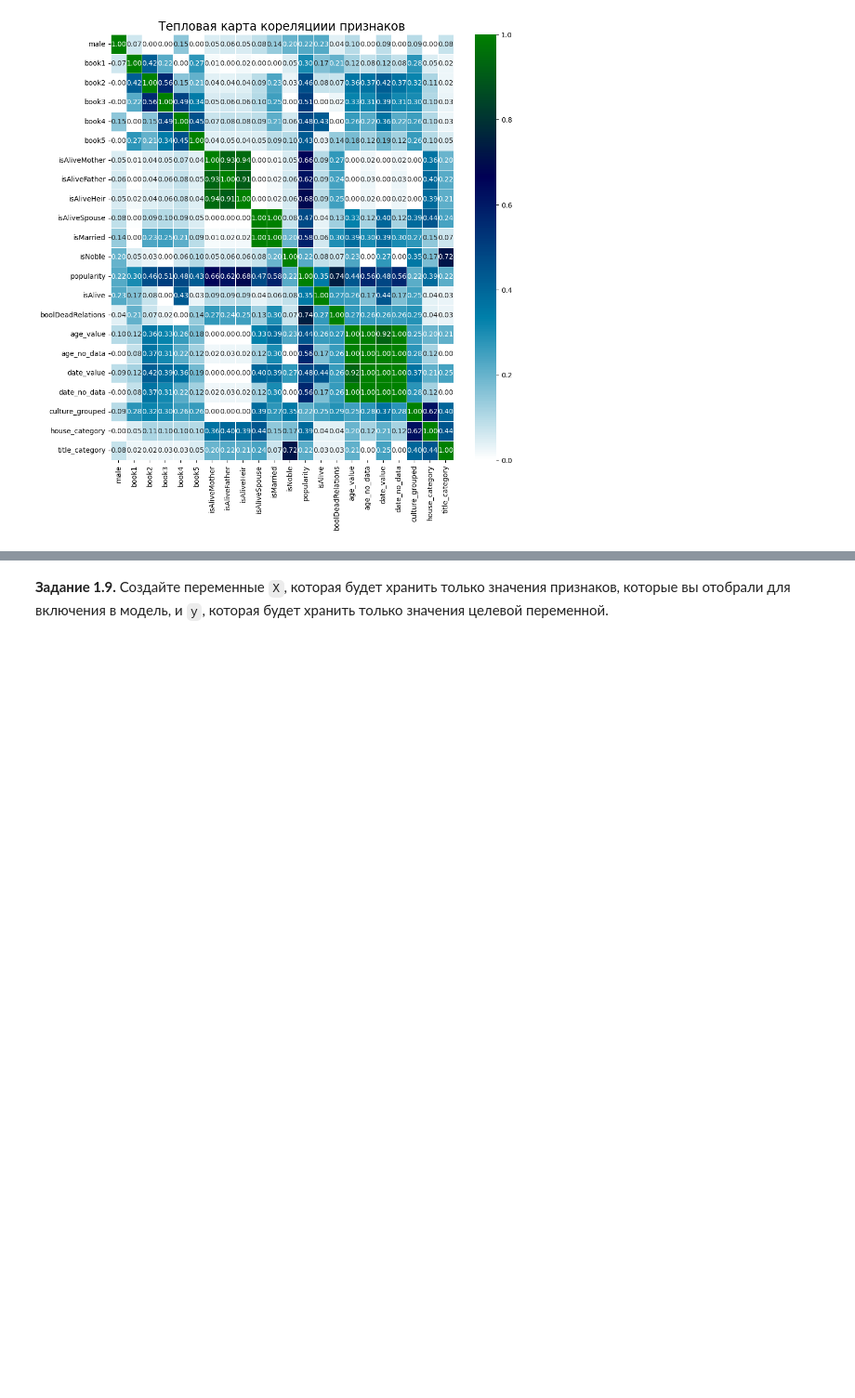
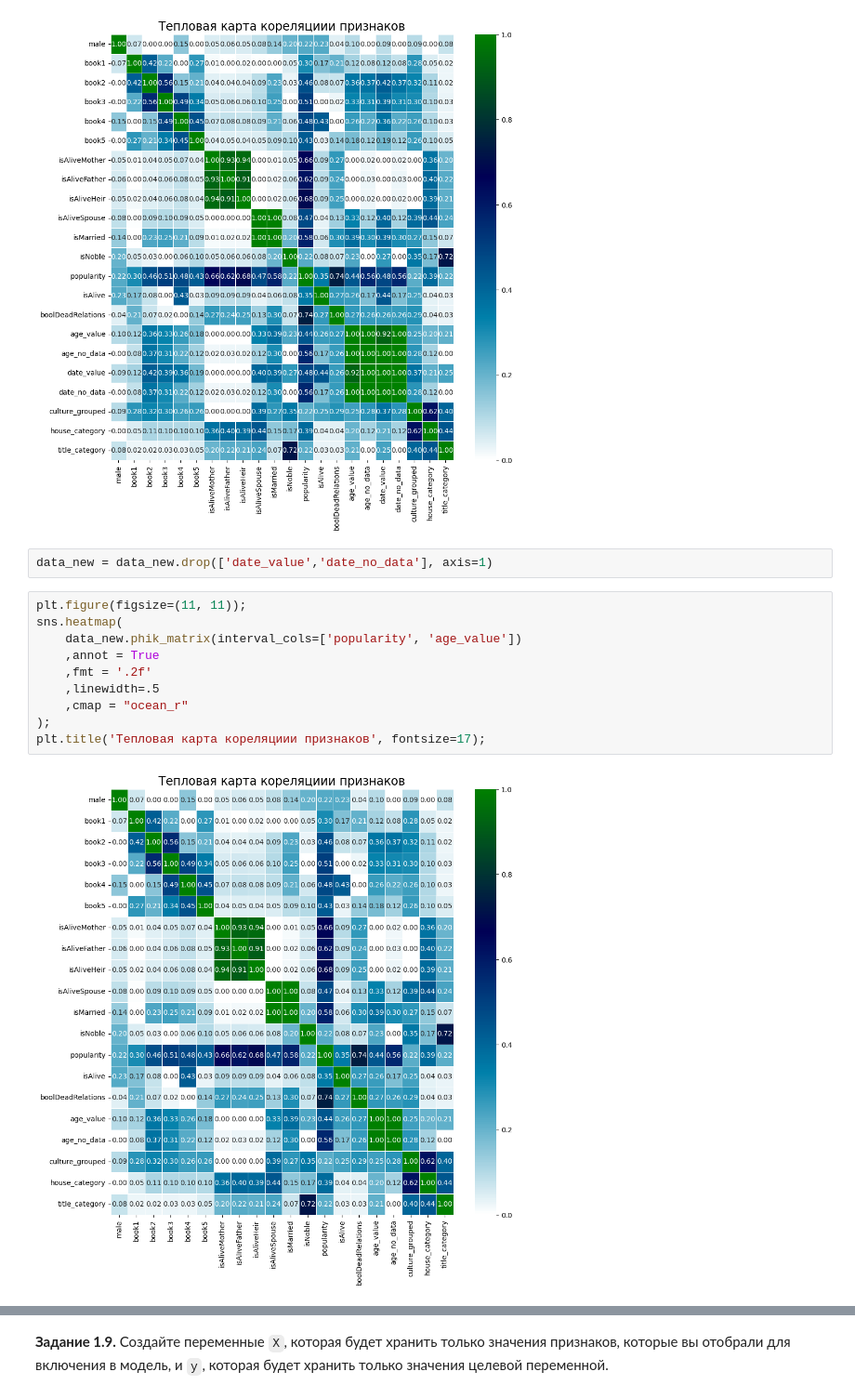
Before and after one commit to ValentinaZubareva2906/deep_learning_mipt, a Jupyter notebook: неделя 1 "Игра престолов"/game_of_thrones.ipynb, the cells around one changed output, grey strips where cells are left out. Shown at 93% size. Drawn from its saved outputs; the diff is of its cells as text; blank space fills up the shorter version.

```diff
--- a/неделя 1 "Игра престолов"/game_of_thrones.ipynb
+++ b/неделя 1 "Игра престолов"/game_of_thrones.ipynb
@@ -764,3 +764,17 @@ sns.heatmap(
 plt.title('Тепловая карта кореляциии признаков', fontsize=17);
 # %% [output]
 [figure]
+# %%
+data_new = data_new.drop(['date_value','date_no_data'], axis=1)
+# %%
+plt.figure(figsize=(11, 11));
+sns.heatmap(
+    data_new.phik_matrix(interval_cols=['popularity', 'age_value'])
+    ,annot = True
+    ,fmt = '.2f'
+    ,linewidth=.5
+    ,cmap = "ocean_r"
+);
+plt.title('Тепловая карта кореляциии признаков', fontsize=17);
+# %% [output]
+[figure, added]
```
Also changed, not shown: parts of 22 cells of this notebook.
